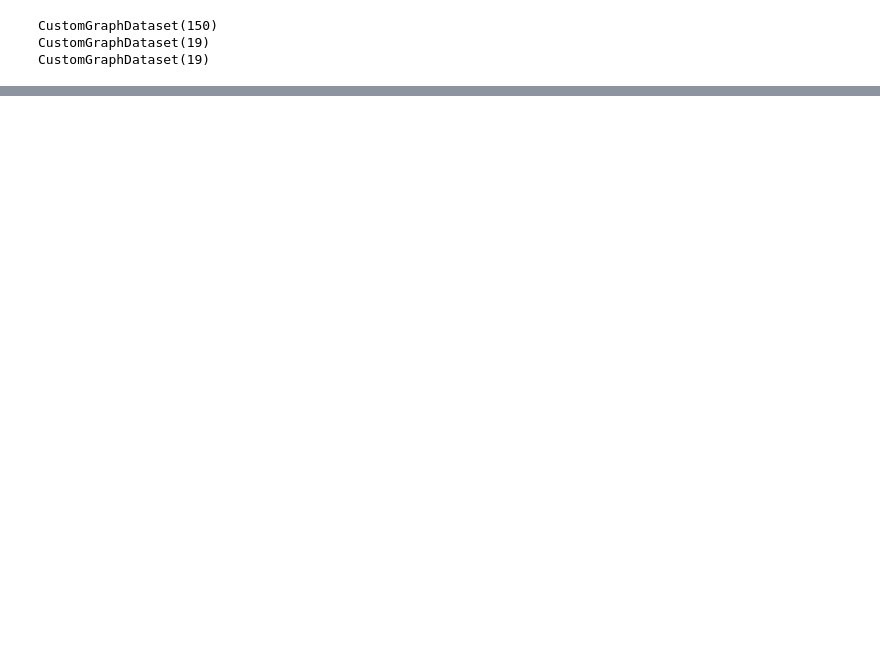
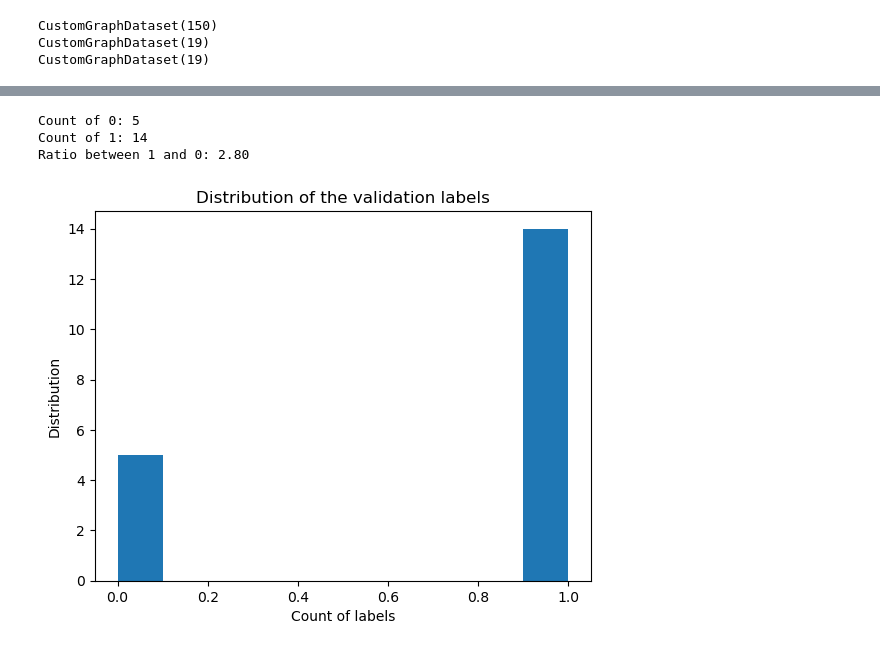
Before and after one commit to Horef/gdl_final, a Jupyter notebook: q2_notebook.ipynb, the cells around one changed output, grey strips where cells are left out. Saved outputs shown, nothing was run; the diff lists cells and outputs as text; code cells hidden in the pictures; blank space fills up the shorter version.

```diff
--- a/q2_notebook.ipynb
+++ b/q2_notebook.ipynb
@@ -131,0 +107,21 @@ print(len(S))
+# %%
+# finding the distribution of labels in the validation and test sets
+val_labels = []
+for i in range(len(val_data)):
+    current_graph = val_data.get(i)
+    val_labels.append(current_graph.y[0].item())
+# %%
+# distribution of labels:
+print(f'Count of 0: {val_labels.count(0)}\n'
+      f'Count of 1: {val_labels.count(1)}\n'
+      f'Ratio between 1 and 0: {val_labels.count(1)/val_labels.count(0):.2f}')
+plt.hist(val_labels)
+plt.title('Distribution of the validation labels')
+plt.xlabel('Count of labels')
+plt.ylabel('Distribution')
+plt.show()
+# %% [output]
+Count of 0: 5
+Count of 1: 14
+Ratio between 1 and 0: 2.80
+[figure, added]
```
Also changed, not shown: parts of 19 cells of this notebook, 22 other files.
